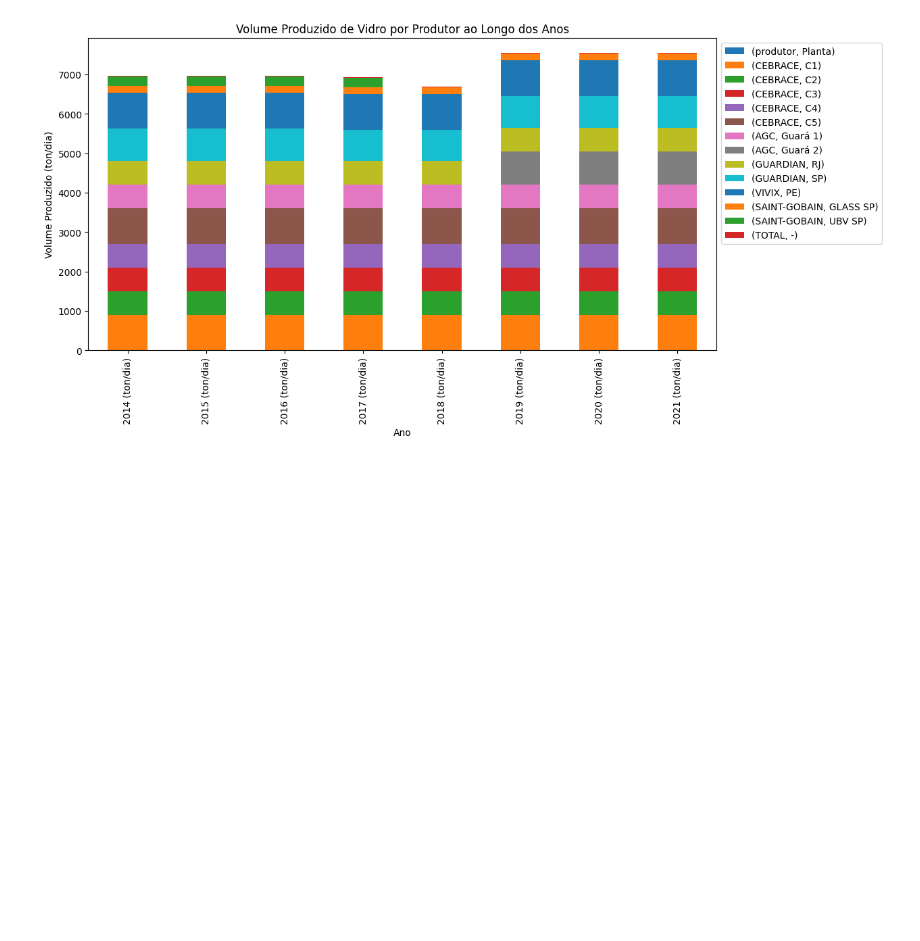
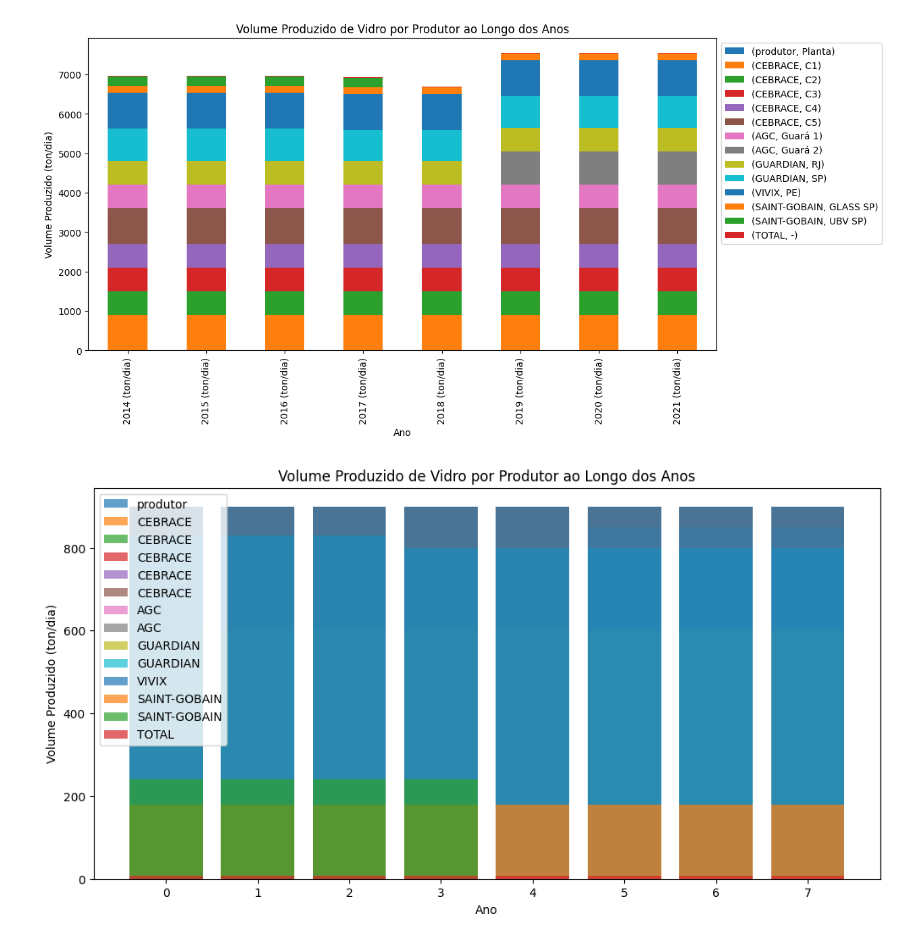
Before and after one commit to muriell-b/ENS5173_01, a Jupyter notebook: atividade01_parte1.ipynb, the cells around one changed output. Cells and saved outputs as stored; diff of their text form; code cells hidden in the pictures; blank space fills up the shorter version.

```diff
--- a/atividade01_parte1.ipynb
+++ b/atividade01_parte1.ipynb
@@ -359,3 +358,48 @@ plt.savefig(caminho_figura, bbox_inches='tight')
 plt.show()
 # %% [output]
 [figure]
+# %%
+import pandas as pd
+import matplotlib.pyplot as plt
+
+# Caminho do arquivo CSV
+caminho_arquivo = r'D:\ENS5173_01\tabelas\PROD_BR\producao_ind_vidro.csv'
+
+# Definindo nomes para as colunas
+nomes_colunas = ['produtor', 'Planta', '2014 (ton/dia)', '2015 (ton/dia)', '2016 (ton/dia)', '2017 (ton/dia)', '2018 (ton/dia)', '2019 (ton/dia)', '2020 (ton/dia)', '2021 (ton/dia)']
+
+# Leia o arquivo CSV e armazene-o em um DataFrame
+df = pd.read_csv(caminho_arquivo, encoding='utf-8', names=nomes_colunas, skiprows=1)
+
+# Convertendo as colunas numéricas para o tipo correto
+colunas_numericas = ['2014 (ton/dia)', '2015 (ton/dia)', '2016 (ton/dia)', '2017 (ton/dia)', '2018 (ton/dia)', '2019 (ton/dia)', '2020 (ton/dia)', '2021 (ton/dia)']
+df[colunas_numericas] = df[colunas_numericas].apply(pd.to_numeric, errors='coerce')
+
+# Plotando o gráfico de barras
+plt.figure(figsize=(12, 6))
+
+# Iterando sobre os produtores
+for index, row in df.iterrows():
+    # Extrai o nome do produtor e os valores de volume produzido ao longo dos anos
+    produtor = row['produtor']
+    volumes = row[colunas_numericas]
+
+    # Plotando os blocos do volume produzido para cada ano
+    plt.bar(range(len(volumes)), volumes, label=produtor, alpha=0.7)
+
+# Adicionando título e rótulos dos eixos
+plt.title('Volume Produzido de Vidro por Produtor ao Longo dos Anos')
+plt.xlabel('Ano')
+plt.ylabel('Volume Produzido (ton/dia)')
+
+# Adicionando legenda
+plt.legend()
+
+# Exportando a figura para um arquivo de imagem
+caminho_figura = r'D:\ENS5173_01\figures\producao_vidro_por_produtor_ANO.png'
+plt.savefig(caminho_figura, bbox_inches='tight')
+
+# Mostrando o gráfico
+plt.show()
+# %% [output]
+[figure, added]
```
Also changed, not shown: parts of 3 cells of this notebook.
